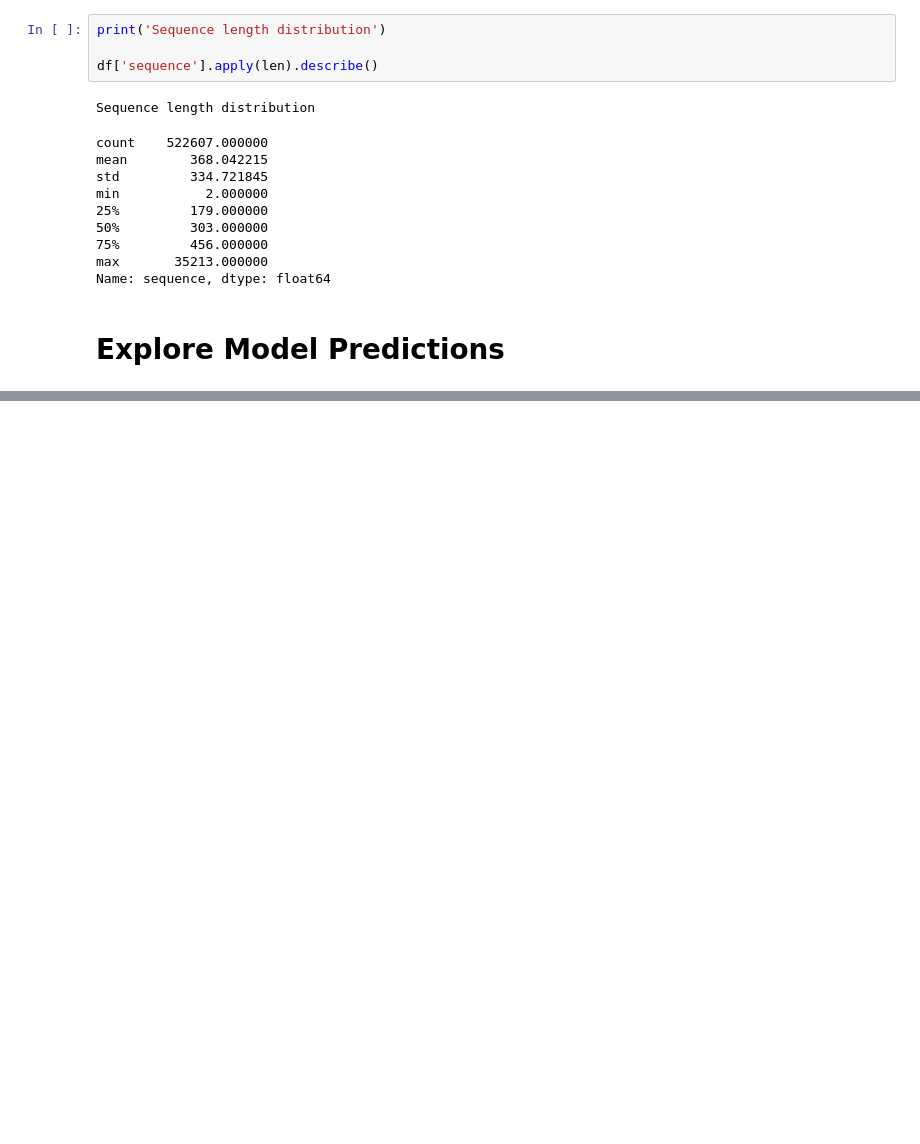
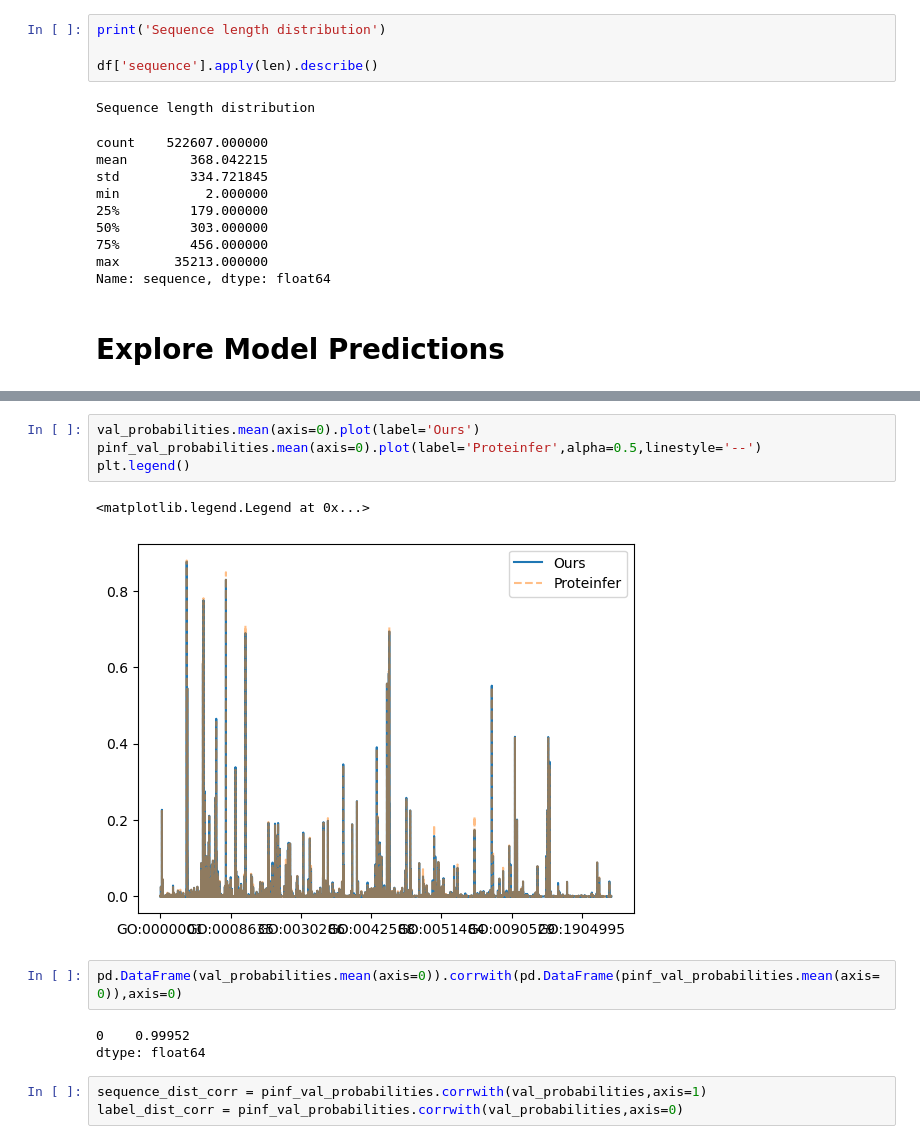
Before and after one commit to microsoft/protnote, a Jupyter notebook: notebooks/EDA.ipynb, the cells around one changed output, grey strips where cells are left out. Cells and saved outputs as stored; diff of their text form; blank space fills up the shorter version.

```diff
--- a/notebooks/EDA.ipynb
+++ b/notebooks/EDA.ipynb
@@ -105,0 +291,15 @@ val_labels.index = [i[0] for i in val_labels.index]
+# %%
+val_probabilities.mean(axis=0).plot(label='Ours')
+pinf_val_probabilities.mean(axis=0).plot(label='Proteinfer',alpha=0.5,linestyle='--')
+plt.legend()
+# %% [output]
+<matplotlib.legend.Legend at 0x...>
+[figure, added]
+# %%
+pd.DataFrame(val_probabilities.mean(axis=0)).corrwith(pd.DataFrame(pinf_val_probabilities.mean(axis=0)),axis=0)
+# %% [output]
+0    0.99952
+dtype: float64
+# %%
+sequence_dist_corr = pinf_val_probabilities.corrwith(val_probabilities,axis=1)
+label_dist_corr = pinf_val_probabilities.corrwith(val_probabilities,axis=0)
```
Also changed, not shown: parts of 83 cells of this notebook, 13 other files.
